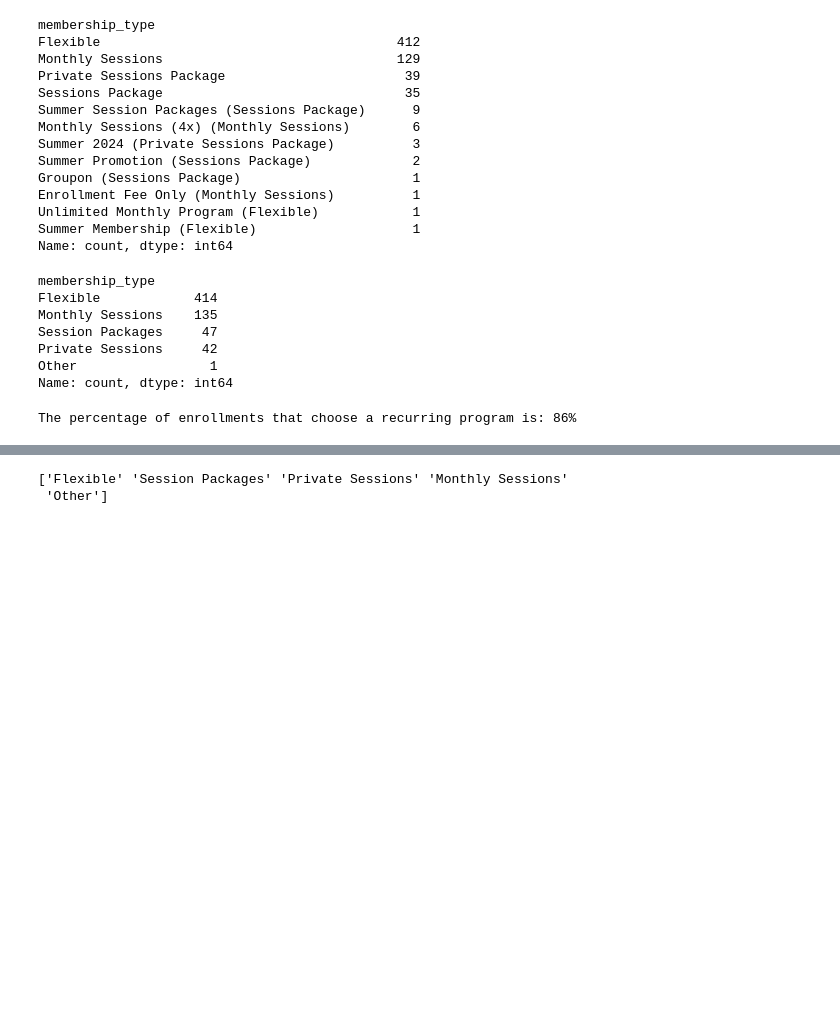
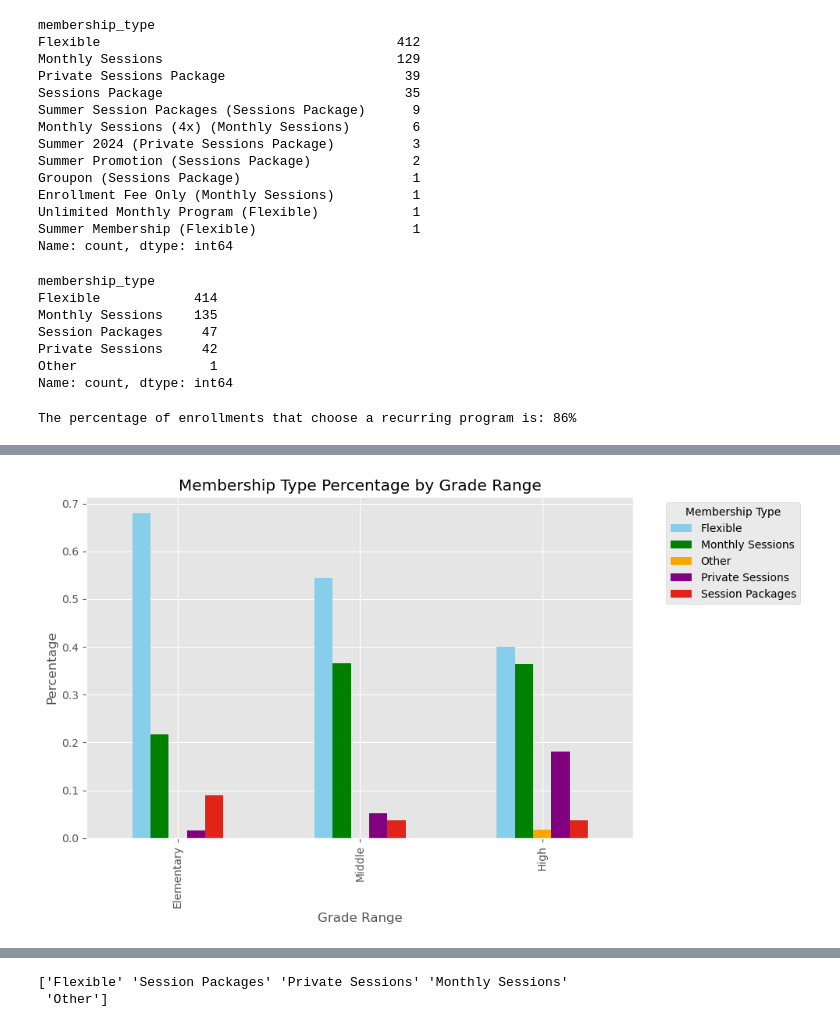
Before and after one commit to elijahlopez94/trends_in_supplemental_education_program, a Jupyter notebook: eda_notebook.ipynb, the cells around one changed output, grey strips where cells are left out. Saved outputs shown, nothing was run; the diff lists cells and outputs as text; code cells hidden in the pictures; blank space fills up the shorter version.

```diff
--- a/eda_notebook.ipynb
+++ b/eda_notebook.ipynb
@@ -706,0 +773,15 @@ The percentage of enrollments that choose a recurring program is: 86%
+# %%
+def assign_grade_range(grade):
+    """
+    Function to assign grade range based on grade
+    """
+
+    if grade >= 9:
+        return 'High'
+    elif 5 < grade < 9:
+        return 'Middle'
+    else:
+        return 'Elementary'
+# %%
+# Create new column for grade range
+account_student_grades['grade_range'] = account_student_grades['grade_when_created'].apply(assign_grade_range)
@@ -706,0 +806,4 @@ The percentage of enrollments that choose a recurring program is: 86%
+# %%
+# Group by grade_range and membership_type
+membership_by_grade_range = account_student_grades.groupby(['grade_range', 'membership_type']).size()
+membership_by_grade_range
@@ -707,3 +826,30 @@ The percentage of enrollments that choose a recurring program is: 86%
+# %%
+# Create pivot table
+membership_pivot = membership_by_grade_range.unstack(fill_value=0)
+membership_percent = membership_pivot.div(membership_pivot.sum(axis=1), axis=0)  # Row-wise normalization
+# %%
+# Specify display order
+grade_order = ['Elementary', 'Middle', 'High']
+membership_percent.index = pd.CategoricalIndex(membership_percent.index, categories=grade_order, ordered=True)
+membership_percent = membership_percent.sort_index()
+
+# Plot side-by-side percentage bars
+membership_percent.plot(
+    figsize=(10, 6),
+    kind='bar',
+    stacked=False,
+    color=['skyblue', 'green', 'orange', 'purple', '#E2231A']
+)
+
+# Add title and labels
+plt.title('Membership Type Percentage by Grade Range')
+plt.xlabel('Grade Range')
+plt.ylabel('Percentage')
+plt.legend(title='Membership Type', bbox_to_anchor=(1.05, 1), loc='upper left')  # Move legend outside the plot
+plt.tight_layout()
+plt.show();
+# %% [output]
+[figure, added]
 # %%
 accounts.head()
 # %% [output]
```
Also changed, not shown: parts of 13 cells of this notebook.
